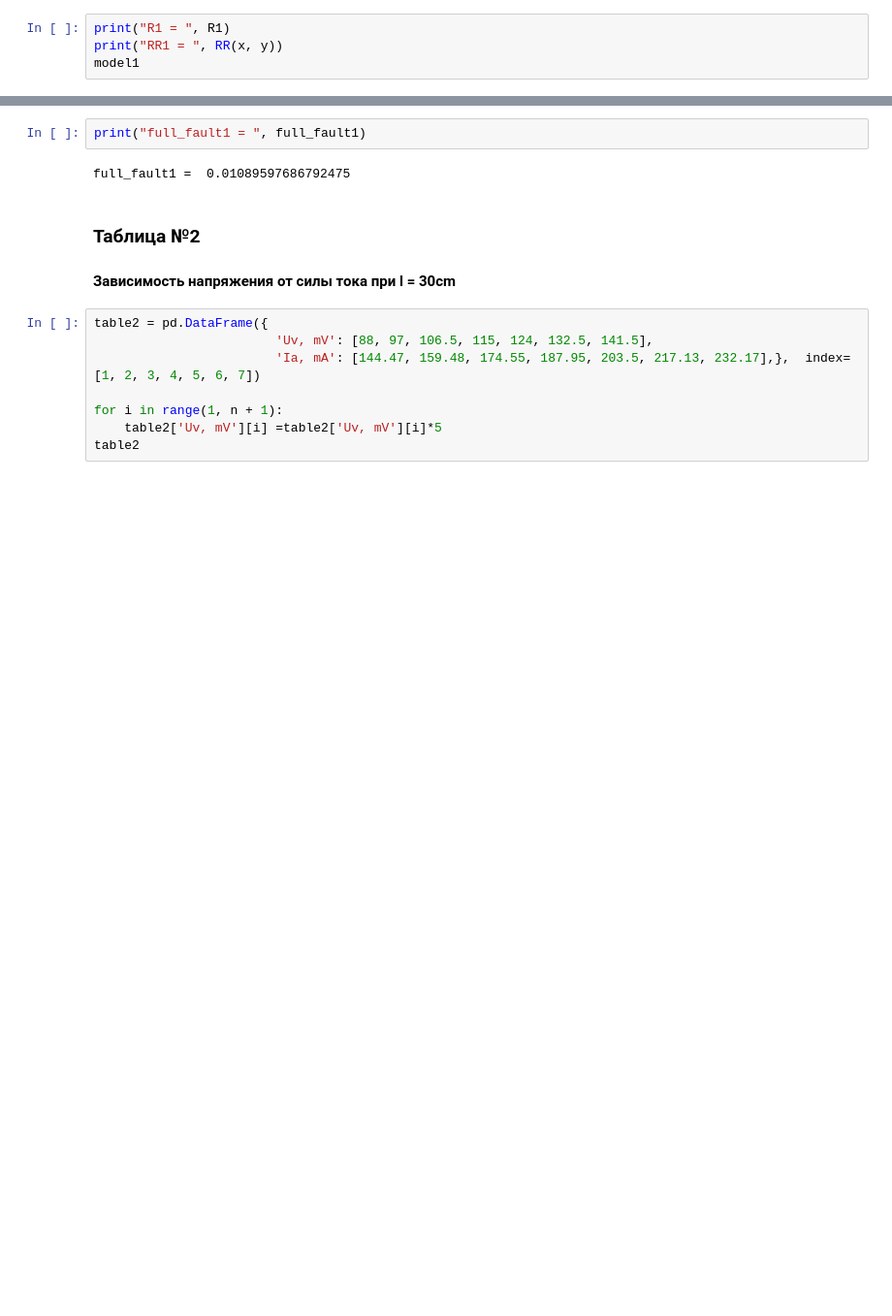
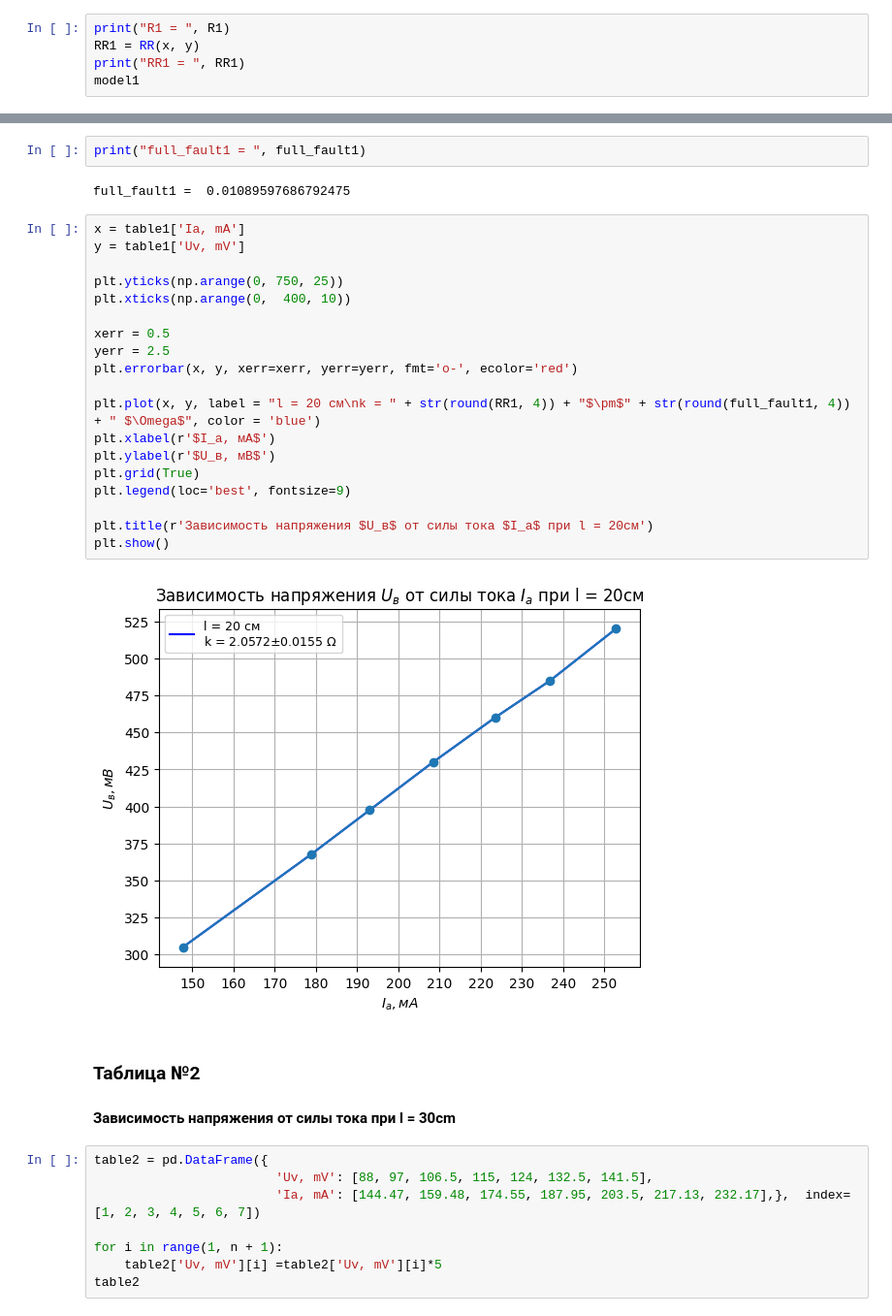
Before and after one commit to juliaProjorlivy/laba, a Jupyter notebook: laba1.ipynb, the cells around one changed output, grey strips where cells are left out. Shown at 97% size. Saved outputs shown, nothing was run; the diff lists cells and outputs as text; blank space fills up the shorter version.

```diff
--- a/laba1.ipynb
+++ b/laba1.ipynb
@@ -63,7 +46,8 @@ model1 = np.polyfit(x, y, 1)
 R1 = model1[0]
 # %%
 print("R1 = ", R1)
-print("RR1 = ", RR(x, y))
+RR1 = RR(x, y)
+print("RR1 = ", RR1)
 model1
 # %% [output]
 R1 =  2.040468365183917
@@ -77,6 +61,27 @@ full_fault1 = full_fault(sist_fault1, rand_fault1)
 print("full_fault1 = ", full_fault1)
 # %% [output]
 full_fault1 =  0.01089597686792475
+# %%
+x = table1['Ia, mA']
+y = table1['Uv, mV']
+
+plt.yticks(np.arange(0, 750, 25))
+plt.xticks(np.arange(0,  400, 10))
+
+xerr = 0.5
+yerr = 2.5
+plt.errorbar(x, y, xerr=xerr, yerr=yerr, fmt='o-', ecolor='red')
+
+plt.plot(x, y, label = "l = 20 см\nk = " + str(round(RR1, 4)) + "$\pm$" + str(round(full_fault1, 4)) + " $\Omega$", color = 'blue')
+plt.xlabel(r'$I_а, мА$')
+plt.ylabel(r'$U_в, мВ$')
+plt.grid(True)
+plt.legend(loc='best', fontsize=9)
+
+plt.title(r'Зависимость напряжения $U_в$ от силы тока $I_а$ при l = 20см')
+plt.show()
+# %% [output]
+[figure, new version]
 # %% [markdown]
 ### Таблица №2
 #### Зависимость напряжения от силы тока при l = 30cm
```
Also changed, not shown: parts of 9 cells of this notebook, 1 other file.
